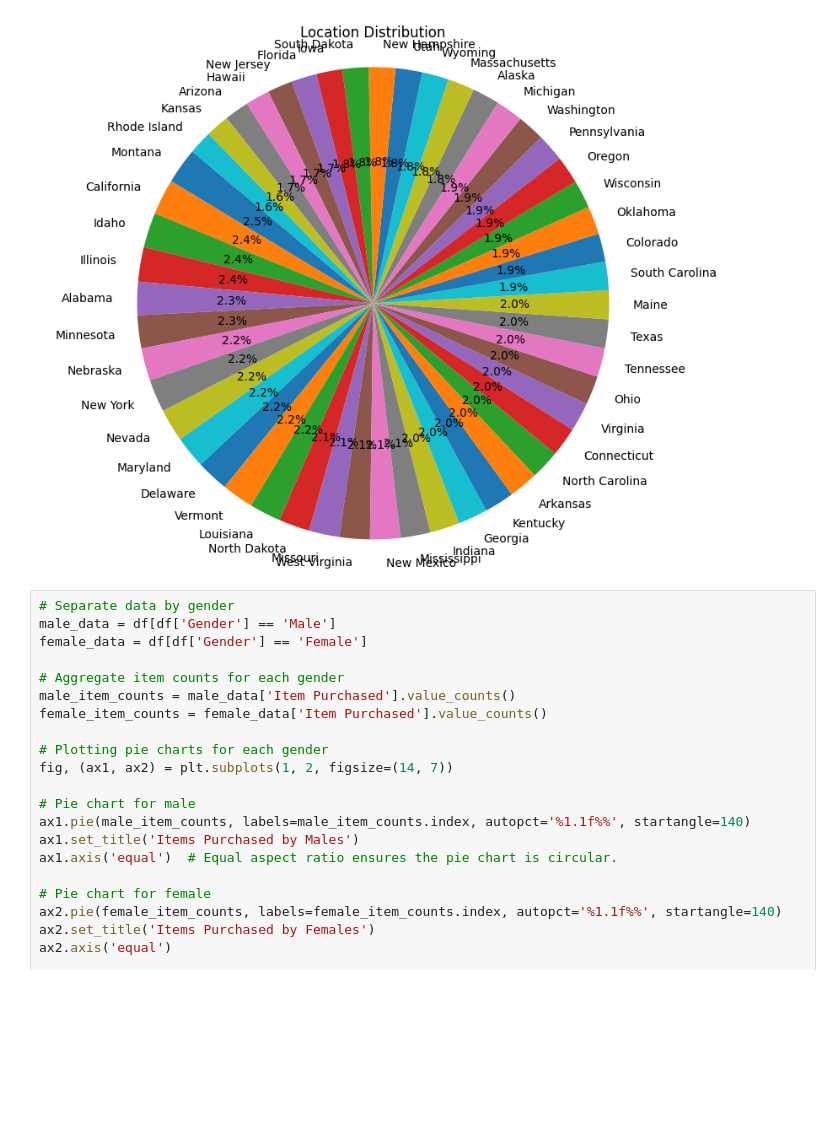
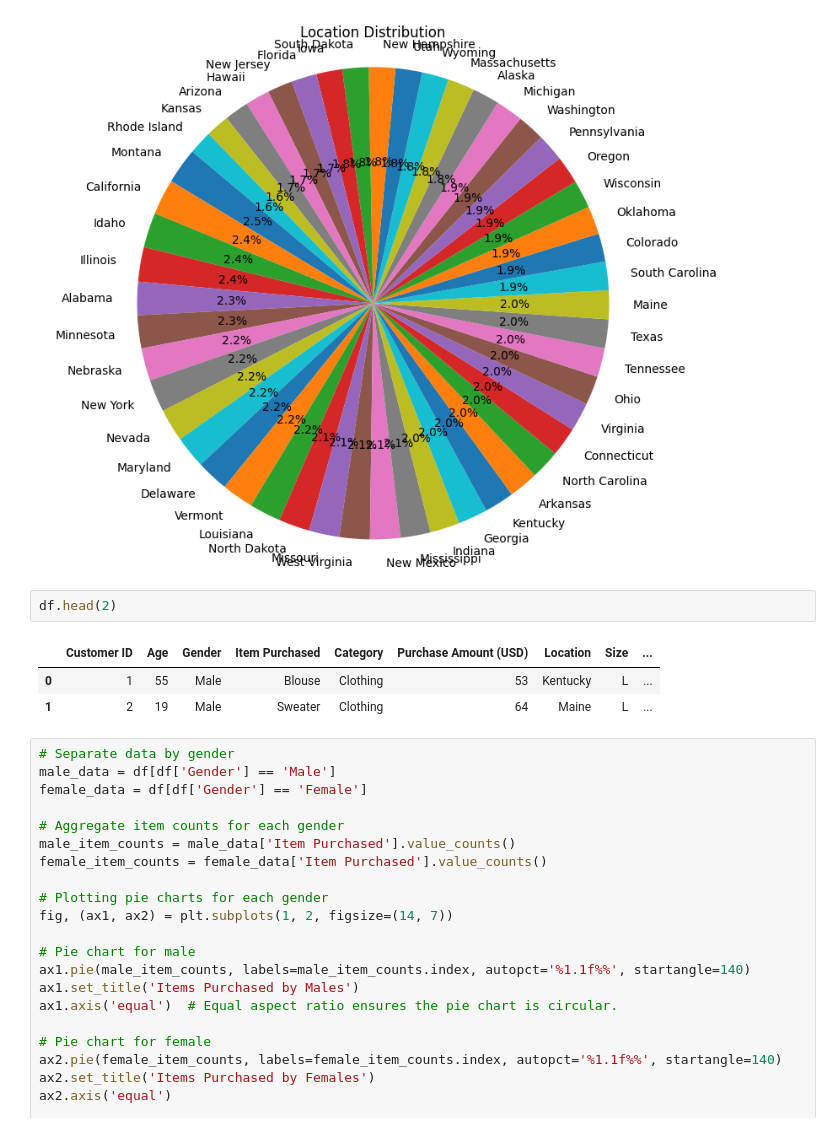
Before and after one commit to Udhay2898/Project, a Jupyter notebook: Shopping_Trends(Pie).ipynb, the cells around one changed output. Drawn from its saved outputs; the diff is of its cells as text; blank space fills up the shorter version.

```diff
--- a/Shopping_Trends(Pie).ipynb
+++ b/Shopping_Trends(Pie).ipynb
@@ -302,6 +307,12 @@ plt.show()
 [figure]
 [figure]
 [figure]
+# %%
+df.head(2)
+# %% [output]
+|  | Customer ID | Age | Gender | Item Purchased | Category | Purchase Amount (USD) | Location | Size | ... |
+| 0 | 1 | 55 | Male | Blouse | Clothing | 53 | Kentucky | L | ... |
+| 1 | 2 | 19 | Male | Sweater | Clothing | 64 | Maine | L | ... |
 # %%
 # Separate data by gender
 male_data = df[df['Gender'] == 'Male']
```
Also changed, not shown: parts of 4 cells of this notebook.
